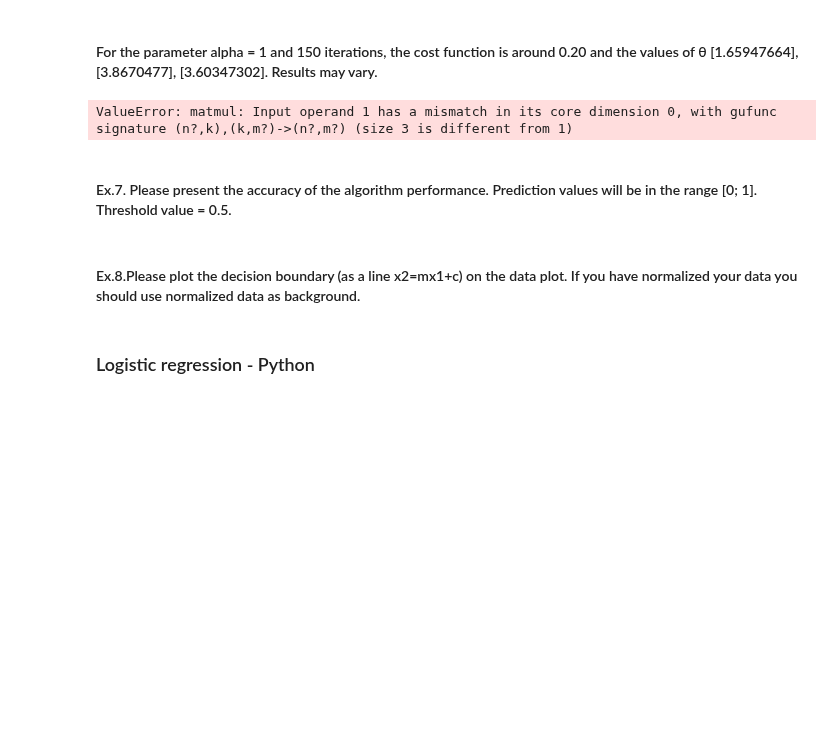
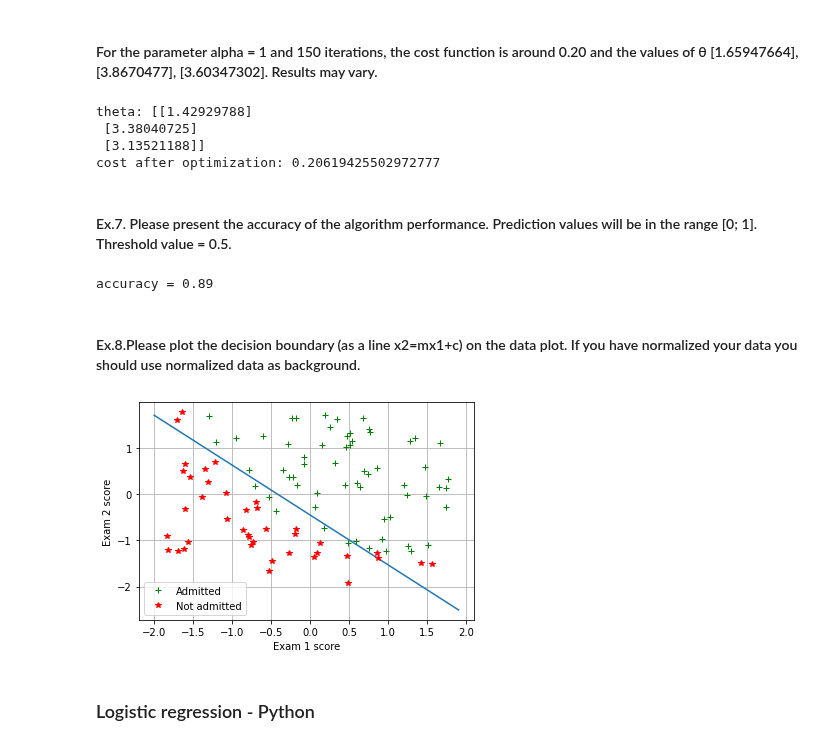
Before and after one commit to rgasior/Machine-Learning, a Jupyter notebook: lab_3/lab_3.ipynb, the cells around one changed output. Saved outputs shown, nothing was run; the diff lists cells and outputs as text; code cells hidden in the pictures; blank space fills up the shorter version.

```diff
--- a/lab_3/lab_3.ipynb
+++ b/lab_3/lab_3.ipynb
@@ -110,0 +119,3 @@ print(cost(theta, X, y))
+# %%
+theta = np.zeros((X.shape[0], 1))
+computeCost(theta, X, y)
@@ -112,41 +125,57 @@ print(cost(theta, X, y))
 ### Simple gradient method
 # %% [markdown]
 #### Ex.6. Please implement simple gradient function
-# %%
-def simple_gradient(X, y, theta, alpha, it):
-    # it - number od iteration
-    cost = []
-    for i in range(it):
-        h = sig(theta.T @ X)
-        h_y = h - y
-        h_yx = h_y @ X.T
-        theta = theta - alpha * h_yx.T / X.shape[1]
-        cost = cost + [cost(X, y, theta)]
-    return theta, cost
+# %%
+def simple_gradient(X, y, theta, alpha, it):
+    m = X.shape[1]
+    cost = []
+    for i in range(it):
+        for j in range(theta.shape[0]):
+            theta[j, 0] = theta[j, 0] - alpha / m * ((sig(h(X, theta)) - y) @ np.matrix(X[j, :]).T)
+        cost.append(computeCost(theta, X, y))
+    return theta, cost
 # %% [markdown]
 #### For the parameter alpha = 1 and 150 iterations, the cost function is around 0.20 and the values of θ [1.65947664], [3.8670477], [3.60347302]. Results may vary.
-# %%
-alpha = 1
-it = 150
-theta, cost = simple_gradient(X, y, theta, alpha, it)
-# %% [output]
-ValueError: matmul: Input operand 1 has a mismatch in its core dimension 0, with gufunc signature (n?,k),(k,m?)->(n?,m?) (size 3 is different from 1)
+# %%
+theta = np.zeros((X.shape[0], 1))
+theta, cost = simple_gradient(X, y, theta, 1, 150)
+print(f'theta: {theta}')
+print(f'cost after optimization: {cost[-1]}')
+# %% [output]
+theta: [[1.42929788]
+ [3.38040725]
+ [3.13521188]]
+cost after optimization: 0.20619425502972777
 # %% [markdown]
 #### Ex.7. Please present the accuracy of the algorithm performance. Prediction values will be in the range [0; 1]. Threshold value = 0.5.
+# %%
+preds = np.round(sig(theta.T @ X))
+correct = (preds == y).astype(int).sum()
+acc = correct / X.shape[1]
+print(f'accuracy = {acc}')
+# %% [output]
+accuracy = 0.89
 # %% [markdown]
 #### Ex.8.Please plot the decision boundary (as a line x2=mx1+c) on the data plot. If you have normalized your data you should use normalized data as background.
 # %%
 x1 = np.arange(-2.0, 2.0, 0.1)
 x2 = -theta[0, 0]/theta[2, 0] - theta[1, 0]/theta[2, 0] * x1
 plt.figure()
 plt.plot(x1, x2)
 X1_1 = X[1, y[0, :] == 1.0]
 X2_1 = X[2, y[0, :] == 1.0]
 X1_0 = X[1, y[0, :] == 0.0]
 X2_0 = X[2, y[0, :] == 0.0]
-plt.plot(X1_1, X2_1, 'o')
-plt.plot(X1_0, X2_0, 'x')
+
+plt.plot(X1_1, X2_1,'g+', label="Admitted")
+plt.plot(X1_0, X2_0,'r*', label="Not admitted")
+plt.legend()
+plt.xlabel("Exam 1 score")
+plt.ylabel("Exam 2 score")
+plt.grid()
 plt.show()
+# %% [output]
+[figure, added]
 # %% [markdown]
 ### Logistic regression - Python
 # %% [markdown]
```
Also changed, not shown: parts of 13 cells of this notebook.
